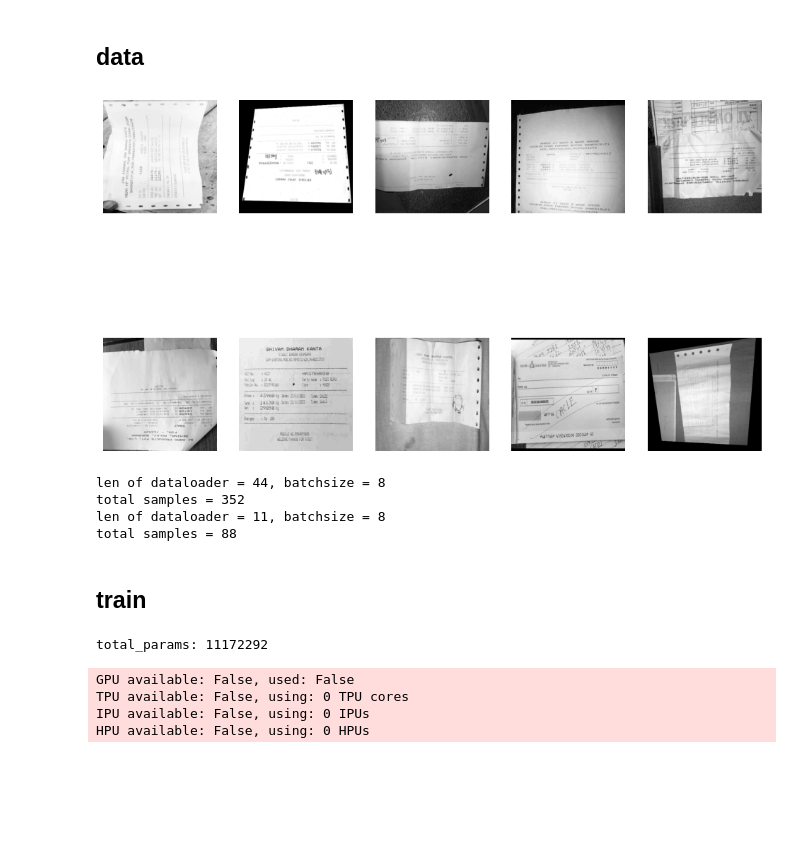
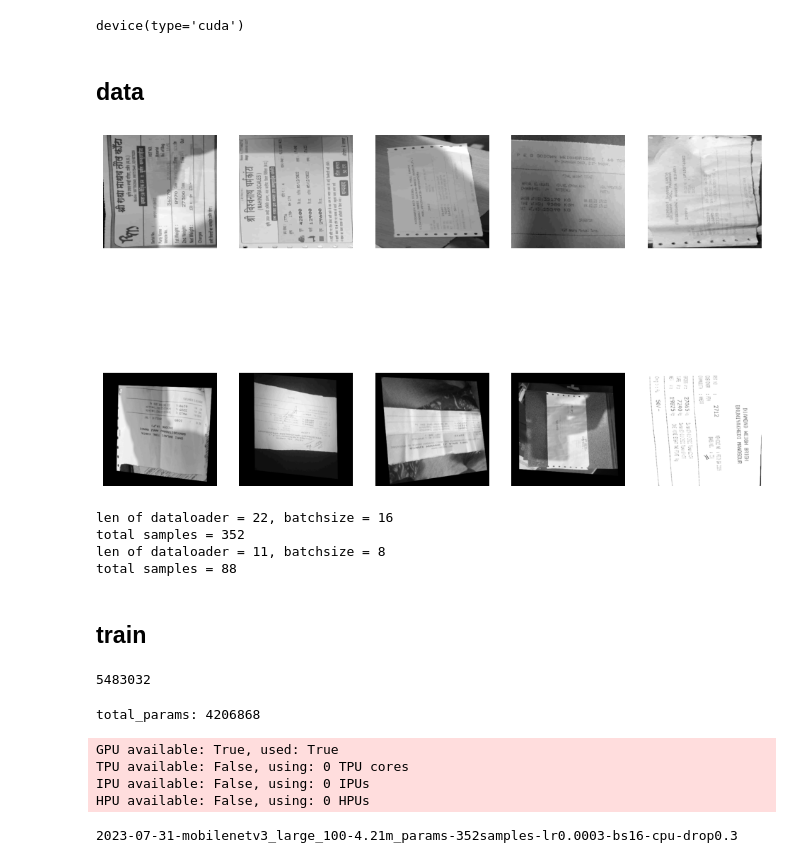
Before and after one commit to mindadeepam/skew_correction, a Jupyter notebook: notebooks/02_train.ipynb, the cells around one changed output. Drawn from its saved outputs; the diff is of its cells as text; code cells hidden in the pictures; blank space fills up the shorter version.

```diff
--- a/notebooks/02_train.ipynb
+++ b/notebooks/02_train.ipynb
@@ -17,15 +14,19 @@ from pytorch_lightning.loggers import TensorBoardLogger
 from pytorch_lightning.callbacks import ModelCheckpoint, EarlyStopping
 from datetime import datetime
 from pytz import timezone  # This library helps you get the timezone if needed
+# %%
+device
+# %% [output]
+device(type='cuda')
 # %% [markdown]
 ## data
 # %%
 ## load dataset
 dataset = DatasetClass("/home/deepam_minda_farmart_co/fmt/skew_correction/data/train_data.csv", split='train')
 plot_random_images(dataset)
-pl_data = MyDataModule(dataset, train_bs=8, val_bs=8)
+pl_data = MyDataModule(dataset, train_bs=16, val_bs=8)
 # %% [output]
-[figure, old version]
+[figure, new version]
 # %%
 ## check data sizes
 pl_data.setup()
@@ -34,26 +35,34 @@ vdl = pl_data.val_dataloader()
 print(f"len of dataloader = {len(tdl)}, batchsize = {tdl.batch_size} \ntotal samples = {len(tdl)*tdl.batch_size}")
 print(f"len of dataloader = {len(vdl)}, batchsize = {vdl.batch_size} \ntotal samples = {len(vdl)*vdl.batch_size}")
 # %% [output]
-len of dataloader = 44, batchsize = 8
+len of dataloader = 22, batchsize = 16
 total samples = 352
 len of dataloader = 11, batchsize = 8
 total samples = 88
 # %% [markdown]
 ## train
+# %%
+import timm
+timm.list_models("mobile*")
+model = timm.create_model("mobilenetv3_large_100")
+total_params(model)
+#
+# %% [output]
+5483032
 # %%
 ## load model
 
-lr = 0.0003
+lr = 0.0001
 loss_fn = torch.nn.CrossEntropyLoss()
 
-model_string = 'resnet18'
+model_string = 'mobilenetv3_large_100'
 dropout=0.3
 model = TimmClassifier(model_string, dropout=dropout)
 print(f"total_params: {total_params(model)}")
 
 pl_model = MyModelModule(model, loss_fn, lr)
 # %% [output]
-total_params: 11172292
+total_params: 4206868
 # %%
 verbose=False
 
@@ -62,9 +71,9 @@ current_date = datetime.now(timezone('Asia/Kolkata')).strftime('%Y-%m-%d')
 
 tb_logger = TensorBoardLogger(
     save_dir=os.path.join(root_dir, 'logs'),
-    name=f"{current_date}-{model_string}-{len(tdl)*tdl.batch_size}samples-lr{lr}-bs{tdl.batch_size}-cpu-drop{dropout}"
+    name=f"{current_date}-{model_string}-{round(total_params(model)/1000000,2)}m_params-{len(tdl)*tdl.batch_size}samples-lr{lr}-bs{tdl.batch_size}-cpu-drop{dropout}"
 )
-
+print(tb_logger.name)
 trainer = pl.Trainer(
         accelerator='gpu' if torch.cuda.is_available() else 'cpu',
         max_epochs=50,
@@ -76,10 +85,11 @@ trainer = pl.Trainer(
         callbacks=[checkpoint_callback, early_stop_callback],
     )
 # %% [output]
-GPU available: False, used: False
+GPU available: True, used: True
 TPU available: False, using: 0 TPU cores
 IPU available: False, using: 0 IPUs
 HPU available: False, using: 0 HPUs
+2023-07-31-mobilenetv3_large_100-4.21m_params-352samples-lr0.0003-bs16-cpu-drop0.3
 # %%
 trainer.fit(pl_model, datamodule=pl_data)
 
```
Also changed, not shown: parts of 4 cells of this notebook, 4 other files.
